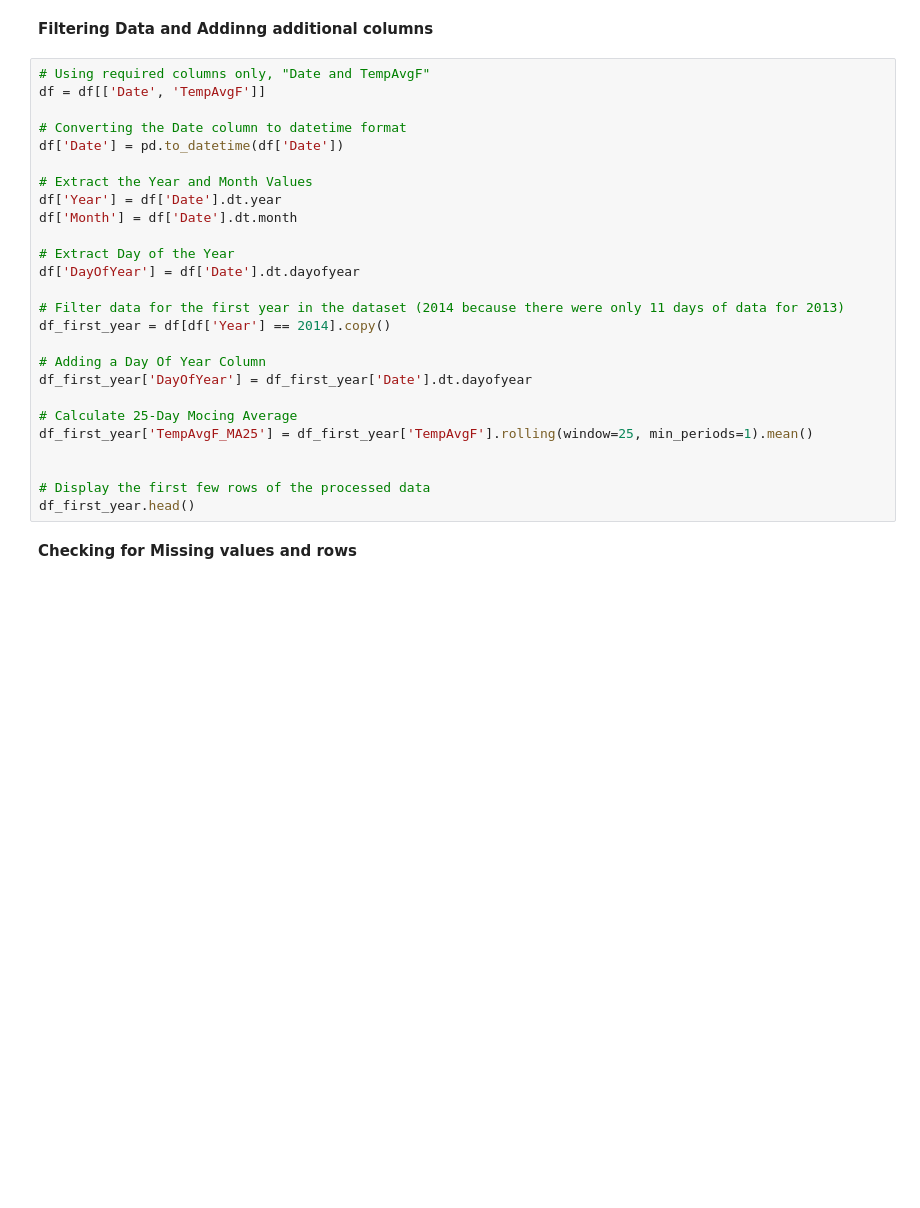
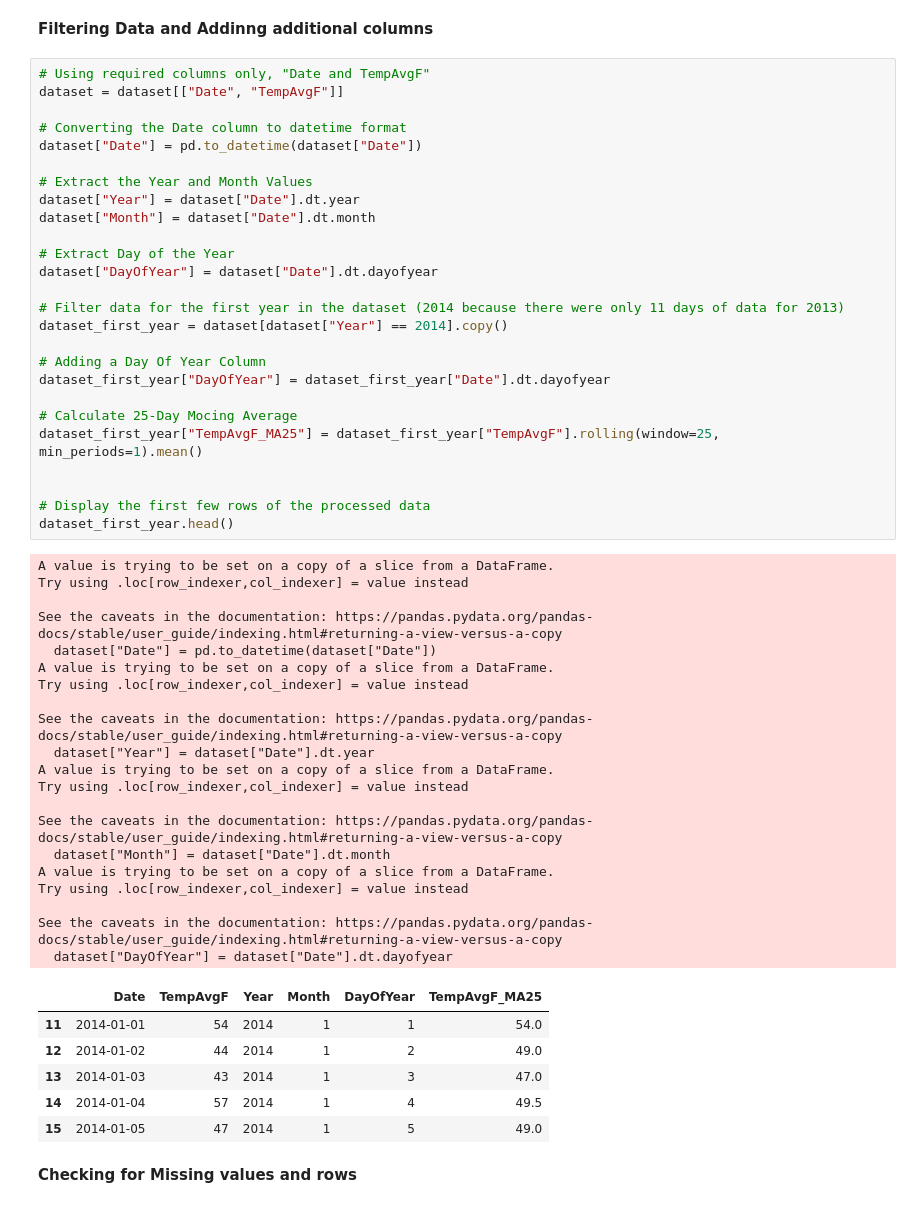
Before and after one commit to MorganChidley/Advanced-Topics-Assignment, a Jupyter notebook: Advanced_Topics.ipynb, the cells around one changed output. Saved outputs shown, nothing was run; the diff lists cells and outputs as text; blank space fills up the shorter version.

```diff
--- a/Advanced_Topics.ipynb
+++ b/Advanced_Topics.ipynb
@@ -19,30 +27,57 @@ df.head()
 **Filtering Data and Addinng additional columns**
 # %%
 # Using required columns only, "Date and TempAvgF"
-df = df[['Date', 'TempAvgF']]
+dataset = dataset[["Date", "TempAvgF"]]
 
 # Converting the Date column to datetime format
-df['Date'] = pd.to_datetime(df['Date'])
+dataset["Date"] = pd.to_datetime(dataset["Date"])
 
 # Extract the Year and Month Values
-df['Year'] = df['Date'].dt.year
-df['Month'] = df['Date'].dt.month
+dataset["Year"] = dataset["Date"].dt.year
+dataset["Month"] = dataset["Date"].dt.month
 
 # Extract Day of the Year
-df['DayOfYear'] = df['Date'].dt.dayofyear
+dataset["DayOfYear"] = dataset["Date"].dt.dayofyear
 
 # Filter data for the first year in the dataset (2014 because there were only 11 days of data for 2013)
-df_first_year = df[df['Year'] == 2014].copy()
+dataset_first_year = dataset[dataset["Year"] == 2014].copy()
 
 # Adding a Day Of Year Column
-df_first_year['DayOfYear'] = df_first_year['Date'].dt.dayofyear
+dataset_first_year["DayOfYear"] = dataset_first_year["Date"].dt.dayofyear
 
 # Calculate 25-Day Mocing Average
-df_first_year['TempAvgF_MA25'] = df_first_year['TempAvgF'].rolling(window=25, min_periods=1).mean()
+dataset_first_year["TempAvgF_MA25"] = dataset_first_year["TempAvgF"].rolling(window=25, min_periods=1).mean()
 
 
 # Display the first few rows of the processed data
-df_first_year.head()
+dataset_first_year.head()
+# %% [output]
+A value is trying to be set on a copy of a slice from a DataFrame.
+Try using .loc[row_indexer,col_indexer] = value instead
+
+See the caveats in the documentation: https://pandas.pydata.org/pandas-docs/stable/user_guide/indexing.html#returning-a-view-versus-a-copy
+  dataset["Date"] = pd.to_datetime(dataset["Date"])
+A value is trying to be set on a copy of a slice from a DataFrame.
+Try using .loc[row_indexer,col_indexer] = value instead
+
+See the caveats in the documentation: https://pandas.pydata.org/pandas-docs/stable/user_guide/indexing.html#returning-a-view-versus-a-copy
+  dataset["Year"] = dataset["Date"].dt.year
+A value is trying to be set on a copy of a slice from a DataFrame.
+Try using .loc[row_indexer,col_indexer] = value instead
+
+See the caveats in the documentation: https://pandas.pydata.org/pandas-docs/stable/user_guide/indexing.html#returning-a-view-versus-a-copy
+  dataset["Month"] = dataset["Date"].dt.month
+A value is trying to be set on a copy of a slice from a DataFrame.
+Try using .loc[row_indexer,col_indexer] = value instead
+
+See the caveats in the documentation: https://pandas.pydata.org/pandas-docs/stable/user_guide/indexing.html#returning-a-view-versus-a-copy
+  dataset["DayOfYear"] = dataset["Date"].dt.dayofyear
+|  | Date | TempAvgF | Year | Month | DayOfYear | TempAvgF_MA25 |
+| 11 | 2014-01-01 | 54 | 2014 | 1 | 1 | 54.0 |
+| 12 | 2014-01-02 | 44 | 2014 | 1 | 2 | 49.0 |
+| 13 | 2014-01-03 | 43 | 2014 | 1 | 3 | 47.0 |
+| 14 | 2014-01-04 | 57 | 2014 | 1 | 4 | 49.5 |
+| 15 | 2014-01-05 | 47 | 2014 | 1 | 5 | 49.0 |
 # %% [markdown]
 **Checking for Missing values and rows**
 # %%
```
Also changed, not shown: parts of 6 cells of this notebook.
